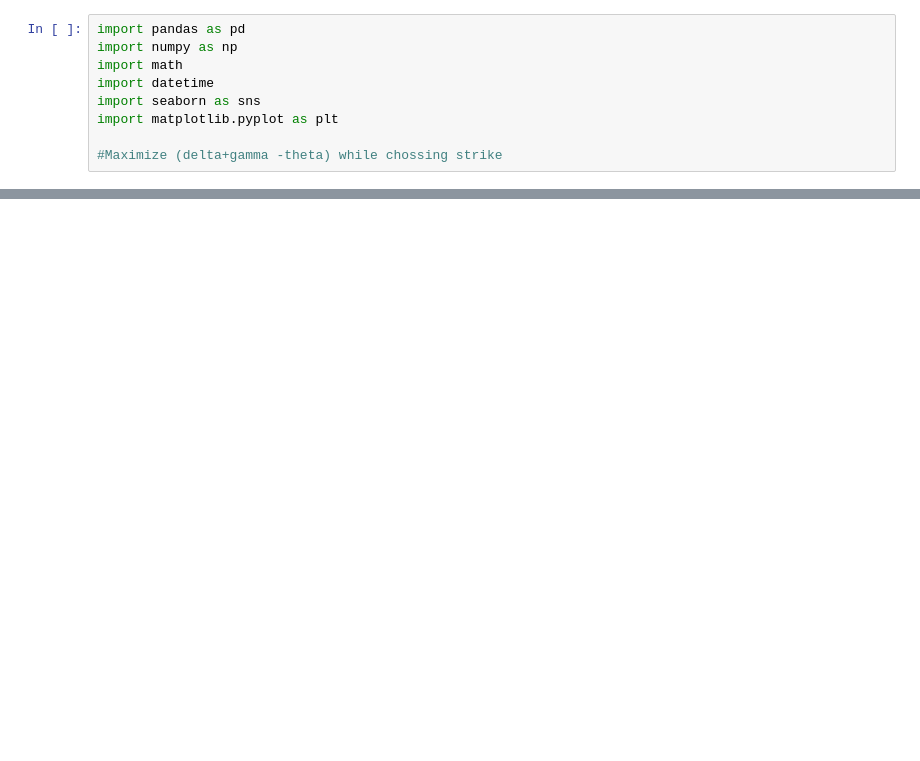
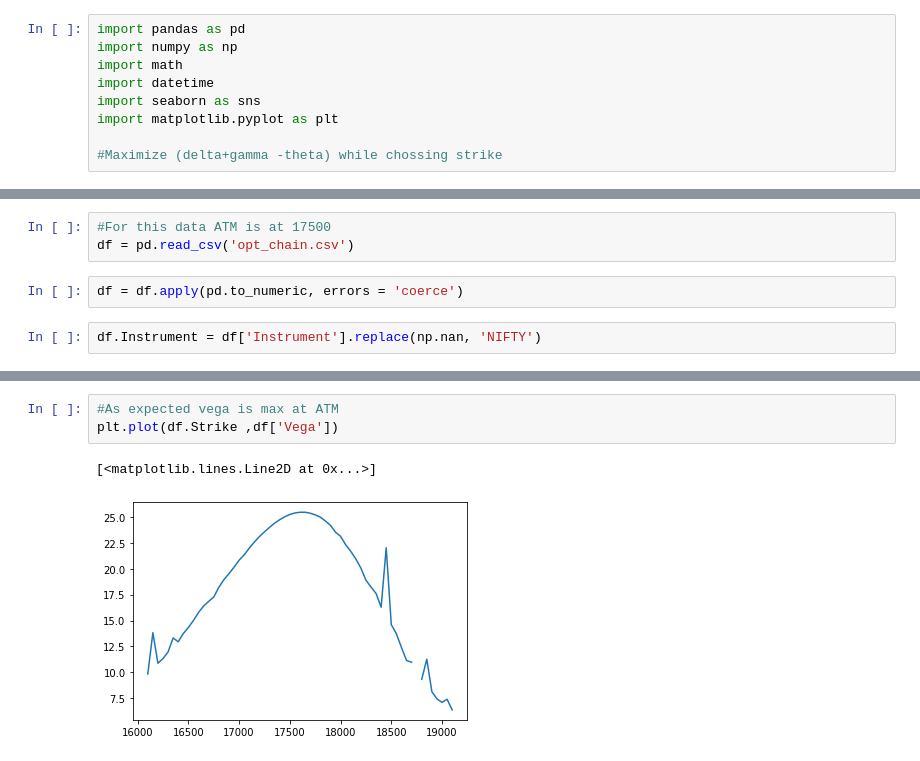
Before and after one commit to shivams289/Kaggle-Projects, a Jupyter notebook: Option_strats/Option_Strats.ipynb, the cells around one changed output, grey strips where cells are left out. Saved outputs shown, nothing was run; the diff lists cells and outputs as text; blank space fills up the shorter version.

```diff
--- a/Option_strats/Option_Strats.ipynb
+++ b/Option_strats/Option_Strats.ipynb
@@ -18,0 +10,7 @@ If Expect Either Side Large Moves?:Enter MN
+# %%
+#For this data ATM is at 17500
+df = pd.read_csv('opt_chain.csv')
+# %%
+df = df.apply(pd.to_numeric, errors = 'coerce')
+# %%
+df.Instrument = df['Instrument'].replace(np.nan, 'NIFTY')
@@ -18,0 +33,6 @@ If Expect Either Side Large Moves?:Enter MN
+# %%
+#As expected vega is max at ATM
+plt.plot(df.Strike ,df['Vega'])
+# %% [output]
+[<matplotlib.lines.Line2D at 0x...>]
+[figure, added]
```
Also changed, not shown: parts of 21 cells of this notebook.
